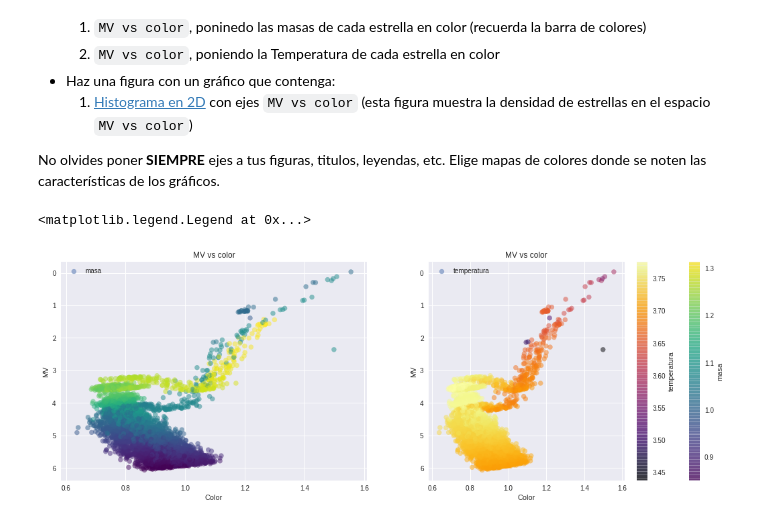
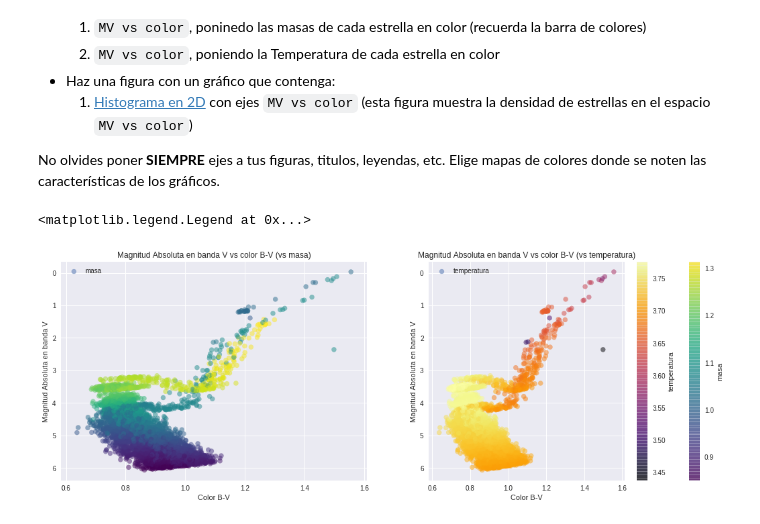
Before and after one commit to DiegoRomanCortes/minitarea2, a Jupyter notebook: minitarea2.ipynb, the cells around one changed output. Saved outputs shown, nothing was run; the diff lists cells and outputs as text; code cells hidden in the pictures.

```diff
--- a/minitarea2.ipynb
+++ b/minitarea2.ipynb
@@ -189,26 +189,26 @@ No olvides poner **SIEMPRE** ejes a tus figuras, titulos, leyendas, etc. Elige m
 # %%
 # plot cmd + masa / cmd + temp
 fig1, axes = plt.subplots(figsize = (18,6), ncols=2)
 
 cb = axes[0].scatter(color, MV, label = 'masa', c = masa, alpha = 0.5, cmap='viridis') #cmap es un mapa de colores. ej: cmat='viridis'
 
 fig1.colorbar(cb).set_label('masa') #barra de colores que aparece con numeritos
 axes[0].invert_yaxis()
 #ax[0].tick_params(axis='both')
-axes[0].set_ylabel('MV')
-axes[0].set_xlabel('Color')
-axes[0].set_title('MV vs color')
+axes[0].set_ylabel('Magnitud Absoluta en banda V')
+axes[0].set_xlabel('Color B-V')
+axes[0].set_title('Magnitud Absoluta en banda V vs color B-V (vs masa)')
 axes[0].legend()
 
 cb = axes[1].scatter(color, MV, label = 'temperatura', c = temperatura, alpha = 0.5, cmap='inferno') #cmap es un mapa de colores. ej: cmat='viridis'
 fig1.colorbar(cb).set_label('temperatura') #barra de colores que aparece con numeritos
 axes[1].invert_yaxis()
-axes[1].set_ylabel('MV')
-axes[1].set_xlabel('Color')
-axes[1].set_title('MV vs color')
+axes[1].set_ylabel('Magnitud Absoluta en banda V')
+axes[1].set_xlabel('Color B-V')
+axes[1].set_title('Magnitud Absoluta en banda V vs color B-V (vs temperatura)')
 axes[1].legend()
 # %% [output]
 <matplotlib.legend.Legend at 0x...>
-[figure, old version]
+[figure, new version]
 # %%
 # plot cmd hist2D
```
Also changed, not shown: parts of 2 cells of this notebook.
